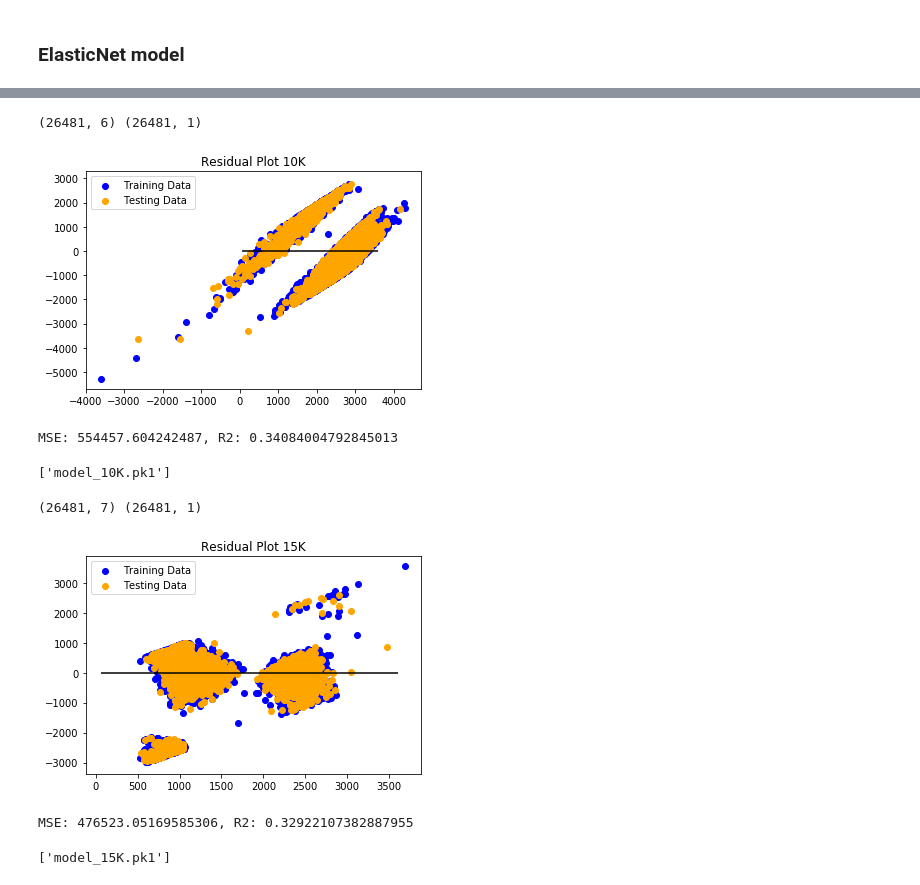
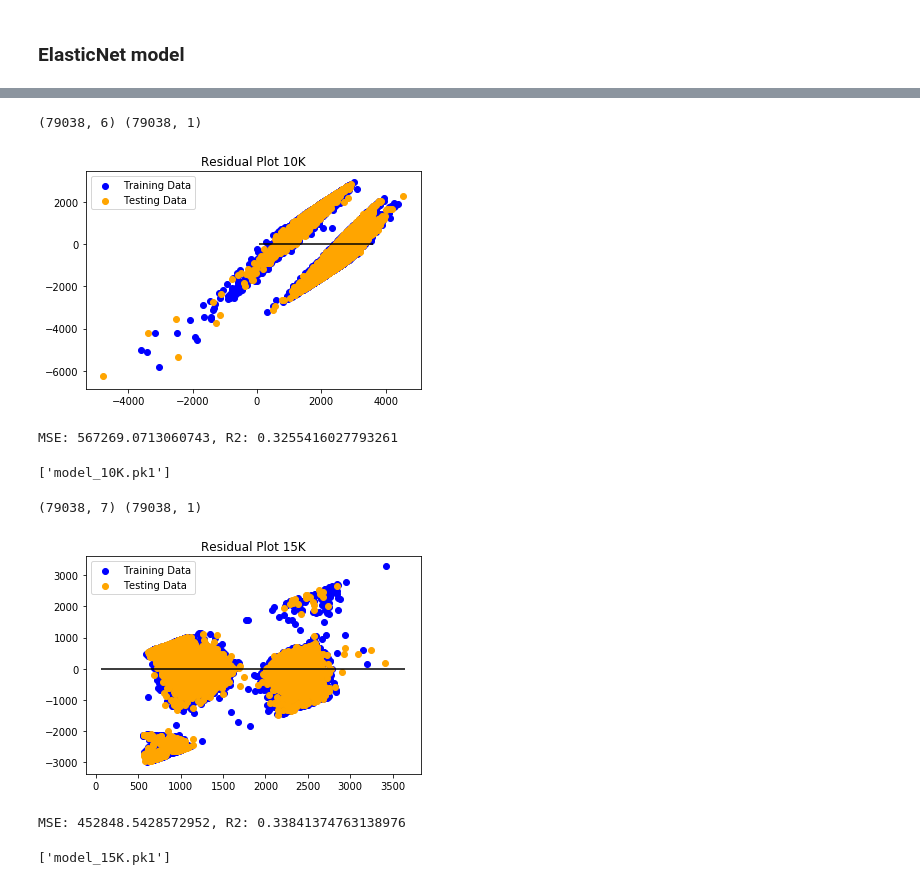
Before and after one commit to amcm29/MachineLearning_Marathon, a Jupyter notebook: boston_model.ipynb, the cells around one changed output, grey strips where cells are left out. Cells and saved outputs as stored; diff of their text form; code cells hidden in the pictures.

```diff
--- a/boston_model.ipynb
+++ b/boston_model.ipynb
@@ -17,8 +17,8 @@ import sys
 # %% [markdown]
 ### Read the csv file into a pandas DataFrame
 # %%
-boston2016 = pd.read_csv('marathon/boston_marathon_results_2016.csv')
-#boston2016.head()
-#boston2016.shape
-boston2016.columns
+boston = pd.read_csv('marathon/Boston_Marathon_2015_to_2017.csv')
+#boston.head()
+#boston.shape
+boston.columns
 # %% [output]
@@ -31,11 +32,11 @@ Index(['Bib', 'Name', 'Age', 'M/F', 'City', 'State', 'Country', 'Citizen',
 # %%
 # convert male/female to 0/1s
 
-boston2016_mf=pd.get_dummies(boston2016['M/F'])
+boston_mf=pd.get_dummies(boston['M/F'])
 
 # join the two dataframes
 
-boston2016_join=pd.concat([boston2016, boston2016_mf], axis=1)
+boston_join=pd.concat([boston, boston_mf], axis=1)
 
-boston2016_join.head()
+boston_join.head()
 # %% [output]
@@ -57,23 +58,23 @@ def time_convert(x):
         return (60*int(times[0])+60*int(times[1]))+int(times[2])
 
 
-boston2016_join['5K Duration'] = boston2016_join['5K'].apply(time_convert)
-boston2016_join['10K Duration'] = boston2016_join['10K'].apply(time_convert)
-boston2016_join['15K Duration'] = boston2016_join['15K'].apply(time_convert)
-boston2016_join['20K Duration'] = boston2016_join['20K'].apply(time_convert)
-boston2016_join['Half Duration'] = boston2016_join['Half'].apply(time_convert)
-boston2016_join['25K Duration'] = boston2016_join['25K'].apply(time_convert)
-boston2016_join['30K Duration'] = boston2016_join['30K'].apply(time_convert)
-boston2016_join['35K Duration'] = boston2016_join['35K'].apply(time_convert)
-boston2016_join['40K Duration'] = boston2016_join['40K'].apply(time_convert)
-boston2016_join['Official Time Duration'] = boston2016_join['Official Time'].apply(time_convert)
+boston_join['5K Duration'] = boston_join['5K'].apply(time_convert)
+boston_join['10K Duration'] = boston_join['10K'].apply(time_convert)
+boston_join['15K Duration'] = boston_join['15K'].apply(time_convert)
+boston_join['20K Duration'] = boston_join['20K'].apply(time_convert)
+boston_join['Half Duration'] = boston_join['Half'].apply(time_convert)
+boston_join['25K Duration'] = boston_join['25K'].apply(time_convert)
+boston_join['30K Duration'] = boston_join['30K'].apply(time_convert)
+boston_join['35K Duration'] = boston_join['35K'].apply(time_convert)
+boston_join['40K Duration'] = boston_join['40K'].apply(time_convert)
+boston_join['Official Time Duration'] = boston_join['Official Time'].apply(time_convert)
 
 # Drop rows with null values
 
-boston2016_join.dropna(inplace=True,subset=['Bib','Age','5K Duration','10K Duration','15K Duration','20K Duration', 'Half Duration', '25K Duration','30K Duration','35K Duration','40K Duration','Official Time Duration'])
+boston_join.dropna(inplace=True,subset=['Bib','Age','5K Duration','10K Duration','15K Duration','20K Duration', 'Half Duration', '25K Duration','30K Duration','35K Duration','40K Duration','Official Time Duration', 'Temp (F)'])
 
-boston2016_clean=boston2016_join[['Bib','Age','5K Duration','10K Duration','15K Duration','20K Duration', 'Half Duration', '25K Duration','30K Duration','35K Duration','40K Duration','Official Time Duration', 'F', 'M']]
+boston_clean=boston_join[['Bib','Age','5K Duration','10K Duration','15K Duration','20K Duration', 'Half Duration', '25K Duration','30K Duration','35K Duration','40K Duration','Official Time Duration', 'Temp (F)', 'F', 'M']]
 
-boston2016_clean.head(10)
+boston_clean.head(10)
 # %% [output]
 |  | Bib | Age | 5K Duration | 10K Duration | 15K Duration | 20K Duration | Half Duration | 25K Duration | ... |
@@ -310,8 +311,8 @@ MSE: 14624.813882118813, R2: 0.16612181734262532
 # Re-run the model with the Bib numbers as a feature and for the 5K split times to predict 10K time
 
 ### set up data for modeling
-X_10K = boston2016_clean[['Bib', 'Age','Official Time Duration', 'F', 'M', '5K Duration']]
-y_10K = boston2016_clean['10K Duration'].values.reshape(-1, 1)
+X_10K = boston_clean[['Bib', 'Age','Official Time Duration', 'F', 'M', '5K Duration']]
+y_10K = boston_clean['10K Duration'].values.reshape(-1, 1)
 print(X_10K.shape, y_10K.shape)
 
 # split the data into test and train subsets
@@ -329,7 +330,7 @@ model_10K.fit(X_train_10K, y_train_10K)
 
 # Make predictions
 
-predictions = model_10K.predict(X_test_10K)
+predictions_10K = model_10K.predict(X_test_10K)
 
 # Plot the residuals
 
@@ -340,14 +341,14 @@ plt.hlines(y=0, xmin=y_test_10K.min(), xmax=y_test_10K.max())
 plt.title("Residual Plot 10K")
 plt.show()
 # %% [output]
-(26481, 6) (26481, 1)
+(79038, 6) (79038, 1)
-[figure, old version]
+[figure, new version]
 # %%
 # Used X_test, y_test, and model.predict(X_test) to calculate MSE and R2
 
 from sklearn.metrics import mean_squared_error
 
-MSE = mean_squared_error(y_test, predictions)
+MSE = mean_squared_error(y_test_10K, predictions_10K)
 r2 = model_10K.score(X_test_10K, y_test_10K)
 
 
@@ -355,7 +356,7 @@ print(f"MSE: {MSE}, R2: {r2}")
 
 # Model built without Bib numbers has a smaller R2 value
 # %% [output]
-MSE: 554457.604242487, R2: 0.34084004792845013
+MSE: 567269.0713060743, R2: 0.3255416027793261
 # %%
 # Save the model as pickle file
 
@@ -369,38 +370,38 @@ joblib.dump(model_10K, 'model_10K.pk1')
 # Re-run the model with the Bib numbers as a feature and for the 5K and 10K split times to predict 15K time
 
 ### set up data for modeling
-X_15K = boston2016_clean[['Bib', 'Age','Official Time Duration', 'F', 'M', '5K Duration', '10K Duration']]
-y_15K = boston2016_clean['15K Duration'].values.reshape(-1, 1)
+X_15K = boston_clean[['Bib', 'Age','Official Time Duration', 'F', 'M', '5K Duration', '10K Duration']]
+y_15K = boston_clean['15K Duration'].values.reshape(-1, 1)
 print(X_15K.shape, y_15K.shape)
 
 # split the data into test and train subsets
 
 from sklearn.model_selection import train_test_split
 
 X_train_15K, X_test_15K, y_train_15K, y_test_15K = train_test_split(X_15K, y_15K, random_state=29)
 # X_train_15K.head()
 
 # Create a linear regression model and fit it to the training data
 
 from sklearn.linear_model import LinearRegression
 model_15K = LinearRegression()
 model_15K.fit(X_train_15K, y_train_15K)
 
 # Make predictions
 
 predictions_15K = model_15K.predict(X_test_15K)
 
 # Plot the residuals
 
 plt.scatter(model_15K.predict(X_train_15K), model_15K.predict(X_train_15K) - y_train_15K, c="blue", label="Training Data")
 plt.scatter(model_15K.predict(X_test_15K), model_15K.predict(X_test_15K) - y_test_15K, c="orange", label="Testing Data")
 plt.legend()
 plt.hlines(y=0, xmin=y_test_15K.min(), xmax=y_test_15K.max())
 plt.title("Residual Plot 15K")
 plt.show()
 # %% [output]
-(26481, 7) (26481, 1)
+(79038, 7) (79038, 1)
-[figure, old version]
+[figure, new version]
 # %%
 # Used X_test, y_test, and model.predict(X_test) to calculate MSE and R2
 
@@ -414,7 +415,7 @@ print(f"MSE: {MSE}, R2: {r2}")
 
 # Model built without Bib numbers has a smaller R2 value
 # %% [output]
-MSE: 476523.05169585306, R2: 0.32922107382887955
+MSE: 452848.5428572952, R2: 0.33841374763138976
 # %%
 # Save the model as pickle file
 
```
Also changed, not shown: parts of 21 cells of this notebook, 6 other files.
